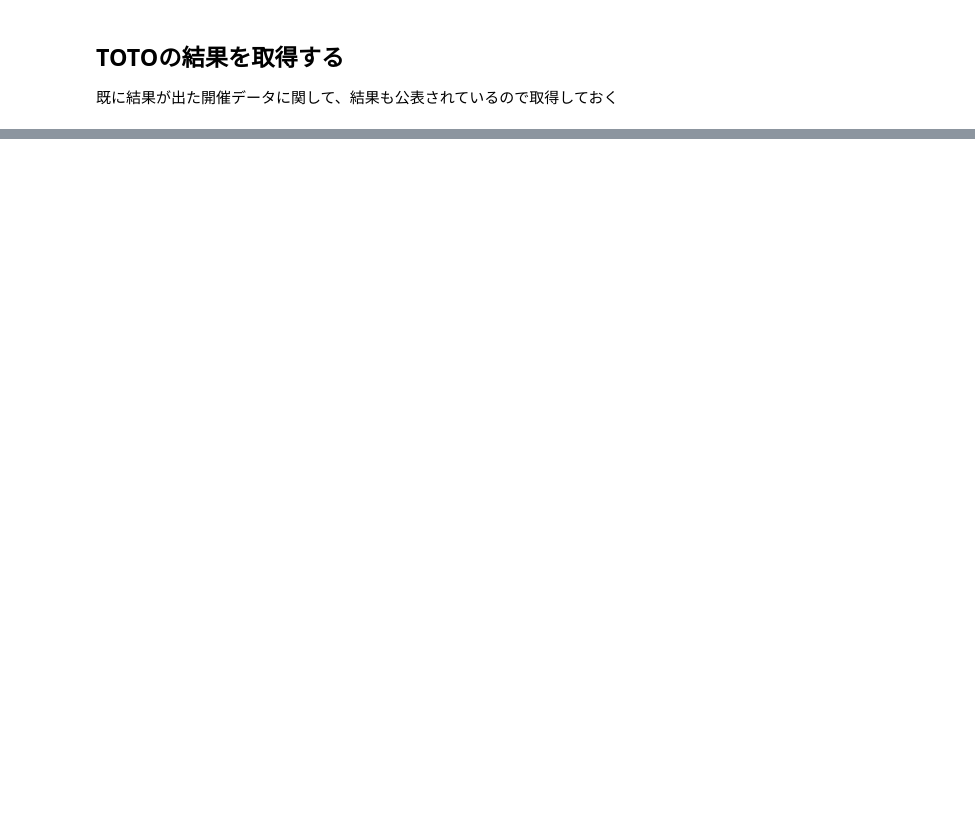
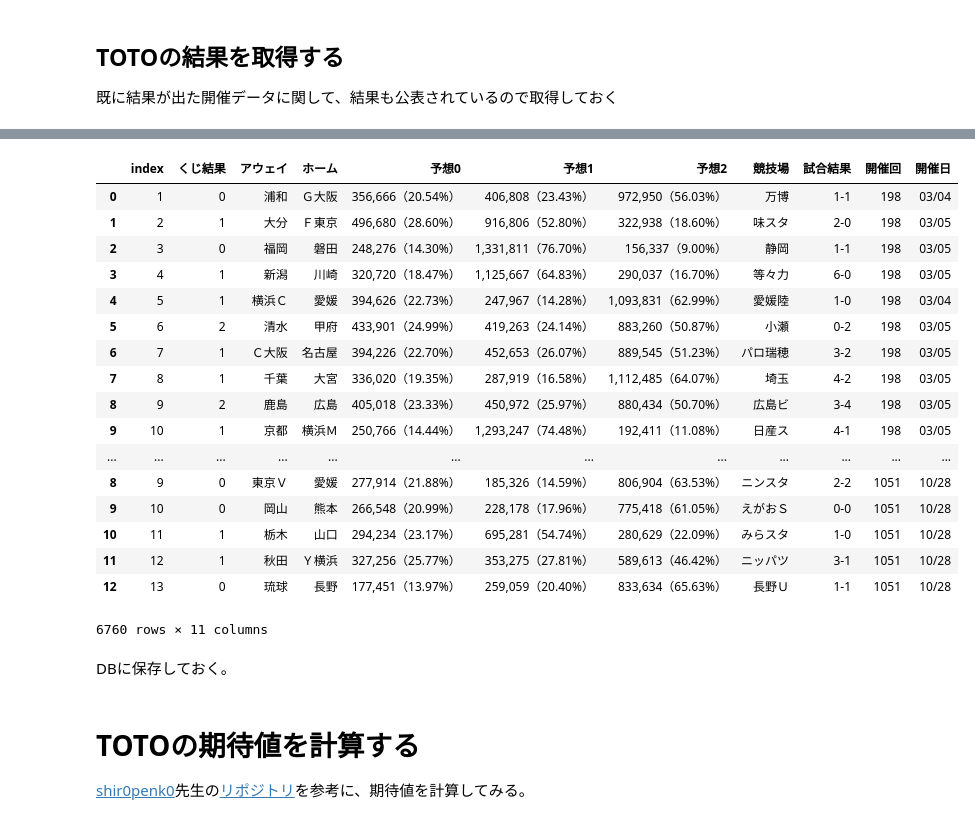
Before and after one commit to mark-n2/toto_notebook, a Jupyter notebook: 003_TOTO予定データの取得.ipynb, the cells around one changed output, grey strips where cells are left out. Cells and saved outputs as stored; diff of their text form; code cells hidden in the pictures; blank space fills up the shorter version.

```diff
--- a/003_TOTO予定データの取得.ipynb
+++ b/003_TOTO予定データの取得.ipynb
@@ -585,0 +618,12 @@ dfs[2]
+# %%
+def _process_result(tmp,hldCnt):
+    if len(tmp.columns)==7: # toto/miniのみ。goalは除外
+        tmp0 = tmp[2:].rename(columns={0:tmp[0][0],1:tmp[1][0],2:"index",3:tmp[1][1],4:tmp[2][1],5:tmp[3][1],6:tmp[4][1]}).reset_index(drop=True)
+        tmp0["開催回"] = hldCnt
+        return tmp0
+    elif len(tmp.columns)==6:
+        return None   # Goalは除外
+    else:
+        return None
+
+_process_result(dfs[2],1041)
@@ -585,0 +651,18 @@ dfs[2]
+# %%
+import re
+def _process_prize_frame(tmp):
+    hldcnt = re.sub(r"\D","",tmp[0][0])   # 第〇回から数値だけ抽出
+    if len(tmp.columns)==4: # TOTO
+        tmp0 = tmp[1:].rename(columns={0:"開催回",1:tmp[1][0],2:tmp[2][0],3:tmp[3][0]})
+        tmp0["開催回"].iloc[0] = hldcnt
+        return tmp0.iloc[0:1].set_index("開催回")
+    elif len(tmp.columns)==2: # mini TOTO
+        tmp0 = tmp[1:].rename(columns={0:"開催回",1:tmp[1][0]})
+        tmp0["開催回"].iloc[0] = hldcnt
+        return tmp0.iloc[0:1].set_index("開催回")
+    elif len(tmp.columns)==3: # toto GOAL
+        tmp0 = tmp[1:].rename(columns={0:"開催回",1:tmp[1][0],2:tmp[2][0]})
+        tmp0["開催回"].iloc[0] = hldcnt
+        return tmp0.iloc[0:1].set_index("開催回")
+
+_process_prize_frame(dfs[9])
@@ -585,0 +787,2 @@ dfs[2]
+# %%
+t, a, b, tp, ap, bp = get_toto_result(1041)
@@ -585,0 +806,8 @@ dfs[2]
+# %%
+from tqdm import tqdm_notebook as tqdm
+toto_result = pd.DataFrame()
+prize = pd.DataFrame()
+for i in tqdm(range(198,1052)):
+    t, a, b, tp, ap, bp = get_toto_result(i)
+    toto_result = toto_result.append(t)
+    prize = prize.append(tp)
@@ -585,0 +816,23 @@ dfs[2]
+# %%
+toto_result
+# %% [output]
+|  | index | くじ結果 | アウェイ | ホーム | 予想0 | 予想1 | 予想2 | 競技場 | 試合結果 | 開催回 | 開催日 |
+| 0 | 1 | 0 | 浦和 | Ｇ大阪 | 356,666（20.54%） | 406,808（23.43%） | 972,950（56.03%） | 万博 | 1-1 | 198 | 03/04 |
+| 1 | 2 | 1 | 大分 | Ｆ東京 | 496,680（28.60%） | 916,806（52.80%） | 322,938（18.60%） | 味スタ | 2-0 | 198 | 03/05 |
+| 2 | 3 | 0 | 福岡 | 磐田 | 248,276（14.30%） | 1,331,811（76.70%） | 156,337（9.00%） | 静岡 | 1-1 | 198 | 03/05 |
+| 3 | 4 | 1 | 新潟 | 川崎 | 320,720（18.47%） | 1,125,667（64.83%） | 290,037（16.70%） | 等々力 | 6-0 | 198 | 03/05 |
+| 4 | 5 | 1 | 横浜Ｃ | 愛媛 | 394,626（22.73%） | 247,967（14.28%） | 1,093,831（62.99%） | 愛媛陸 | 1-0 | 198 | 03/04 |
+| 5 | 6 | 2 | 清水 | 甲府 | 433,901（24.99%） | 419,263（24.14%） | 883,260（50.87%） | 小瀬 | 0-2 | 198 | 03/05 |
+| 6 | 7 | 1 | Ｃ大阪 | 名古屋 | 394,226（22.70%） | 452,653（26.07%） | 889,545（51.23%） | パロ瑞穂 | 3-2 | 198 | 03/05 |
+| 7 | 8 | 1 | 千葉 | 大宮 | 336,020（19.35%） | 287,919（16.58%） | 1,112,485（64.07%） | 埼玉 | 4-2 | 198 | 03/05 |
+| 8 | 9 | 2 | 鹿島 | 広島 | 405,018（23.33%） | 450,972（25.97%） | 880,434（50.70%） | 広島ビ | 3-4 | 198 | 03/05 |
+| 9 | 10 | 1 | 京都 | 横浜Ｍ | 250,766（14.44%） | 1,293,247（74.48%） | 192,411（11.08%） | 日産ス | 4-1 | 198 | 03/05 |
+| ... | ... | ... | ... | ... | ... | ... | ... | ... | ... | ... | ... |
+| 8 | 9 | 0 | 東京Ｖ | 愛媛 | 277,914（21.88%） | 185,326（14.59%） | 806,904（63.53%） | ニンスタ | 2-2 | 1051 | 10/28 |
+| 9 | 10 | 0 | 岡山 | 熊本 | 266,548（20.99%） | 228,178（17.96%） | 775,418（61.05%） | えがおＳ | 0-0 | 1051 | 10/28 |
+| 10 | 11 | 1 | 栃木 | 山口 | 294,234（23.17%） | 695,281（54.74%） | 280,629（22.09%） | みらスタ | 1-0 | 1051 | 10/28 |
+| 11 | 12 | 1 | 秋田 | Ｙ横浜 | 327,256（25.77%） | 353,275（27.81%） | 589,613（46.42%） | ニッパツ | 3-1 | 1051 | 10/28 |
+| 12 | 13 | 0 | 琉球 | 長野 | 177,451（13.97%） | 259,059（20.40%） | 833,634（65.63%） | 長野Ｕ | 1-1 | 1051 | 10/28 |
+6760 rows × 11 columns
+# %% [markdown]
+DBに保存しておく。
@@ -585,0 +849,4 @@ dfs[2]
+# %% [markdown]
+# TOTOの期待値を計算する
+
+[shir0penk0](https://github.com/shir0penk0)先生の[リポジトリ](https://github.com/shir0penk0/toto)を参考に、期待値を計算してみる。
```
Also changed, not shown: parts of 25 cells of this notebook, 7 other files.
